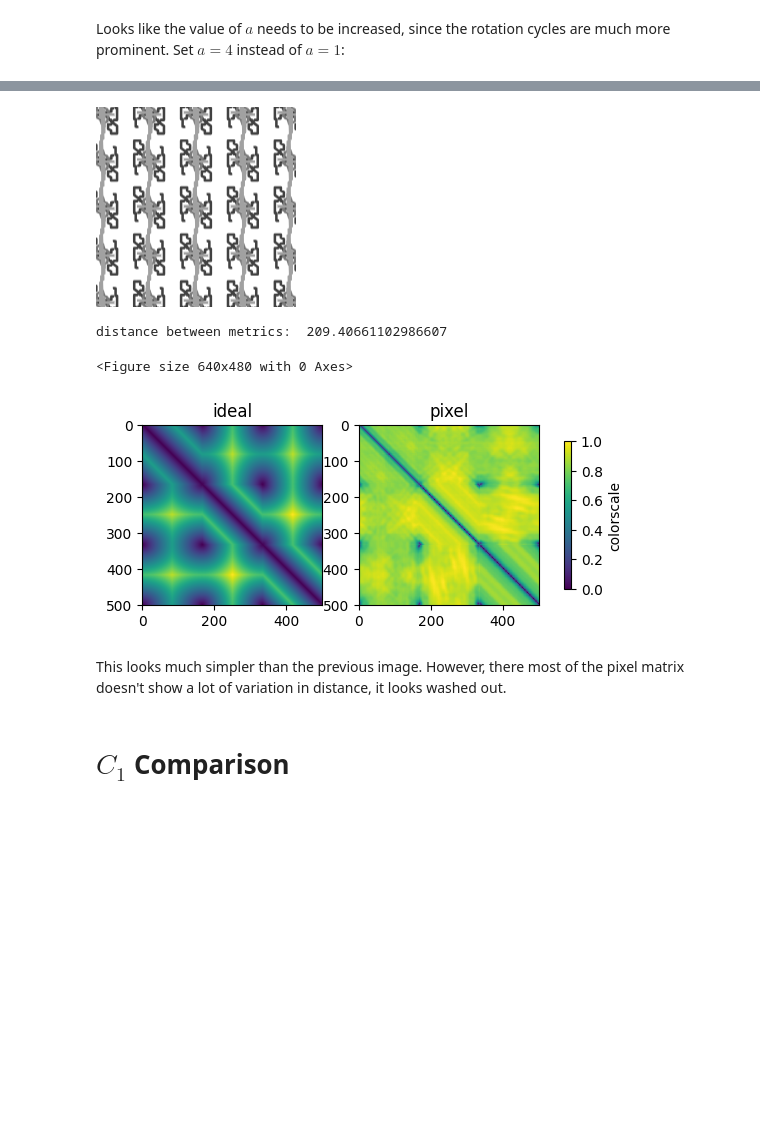
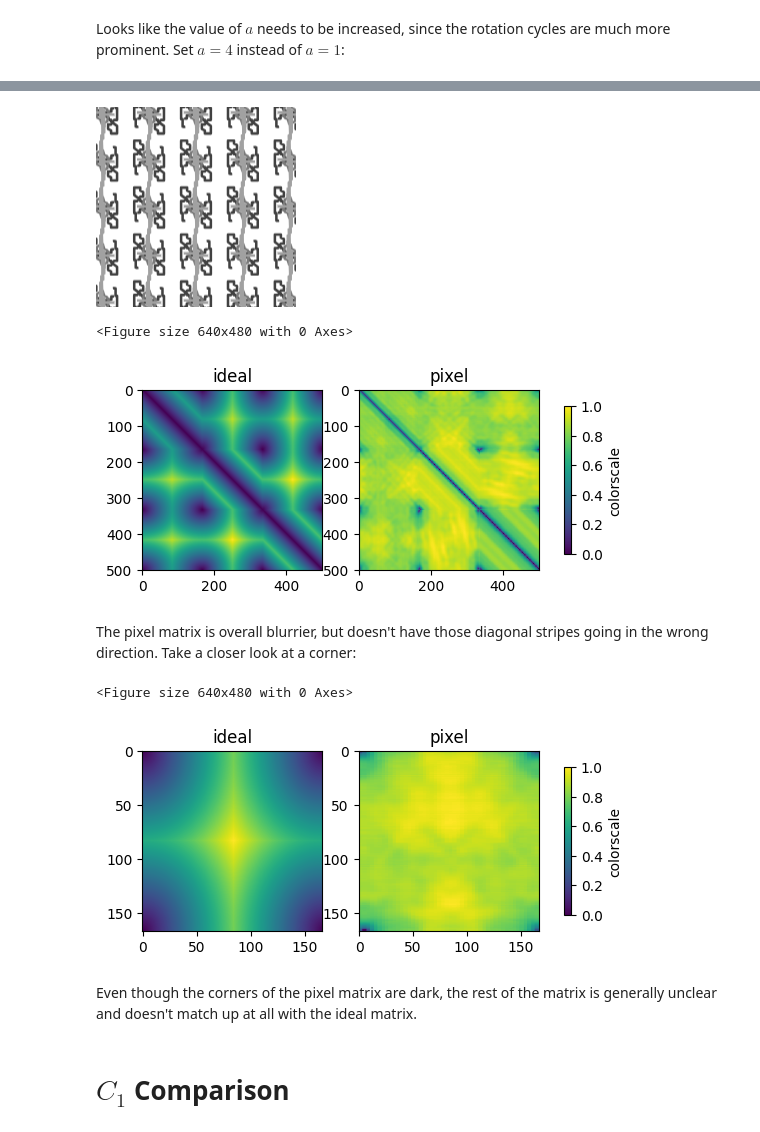
Before and after one commit to kyleormsby/persistent-symmetry, a Jupyter notebook: public/6_compare_idealized_distance_matrix.ipynb, the cells around one changed output, grey strips where cells are left out. Drawn from its saved outputs; the diff is of its cells as text; code cells hidden in the pictures; blank space fills up the shorter version.

```diff
--- a/public/6_compare_idealized_distance_matrix.ipynb
+++ b/public/6_compare_idealized_distance_matrix.ipynb
@@ -502,15 +523,23 @@ D_ideal = pairwise_distances(generate_C2_isoms(n_isoms, a, a), metric = C2_wrapp
 D_pixel = pairwise_distances(c2_isoms_pixels)
 D_ideal = normalize(D_ideal)
 D_pixel = normalize(D_pixel)
-print("distance between metrics: ", dist(D_ideal.reshape(-1),D_pixel.reshape(-1)))
+
 create_plt(D_ideal, D_pixel)
 # %% [output]
 [figure]
-distance between metrics:  209.40661102986607
+<Figure size 640x480 with 0 Axes>
-<Figure size 640x480 with 0 Axes>
 [figure]
 # %% [markdown]
-This looks much simpler than the previous image. However, there most of the pixel matrix doesn't show a lot of variation in distance, it looks washed out.
+The pixel matrix is overall blurrier, but doesn't have those diagonal stripes going in the wrong direction. Take a closer look at a corner:
+# %%
+ideal_small = D_ideal[0:167, 333:500]
+pixel_small = D_pixel[0:167, 333:500]
+create_plt(ideal_small, pixel_small)
+# %% [output]
+<Figure size 640x480 with 0 Axes>
+[figure, added]
+# %% [markdown]
+Even though the corners of the pixel matrix are dark, the rest of the matrix is generally unclear and doesn't match up at all with the ideal matrix.
 # %% [markdown]
 # $C_1$ Comparison
 # %%
```
Also changed, not shown: parts of 33 cells of this notebook.
